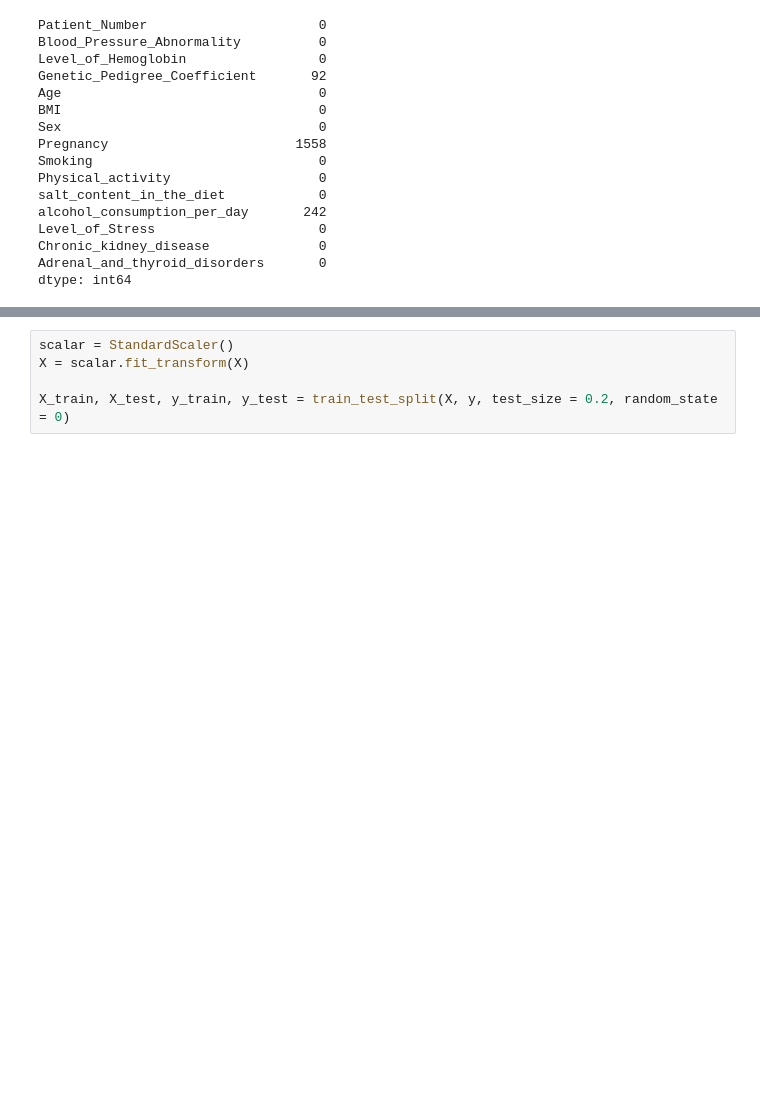
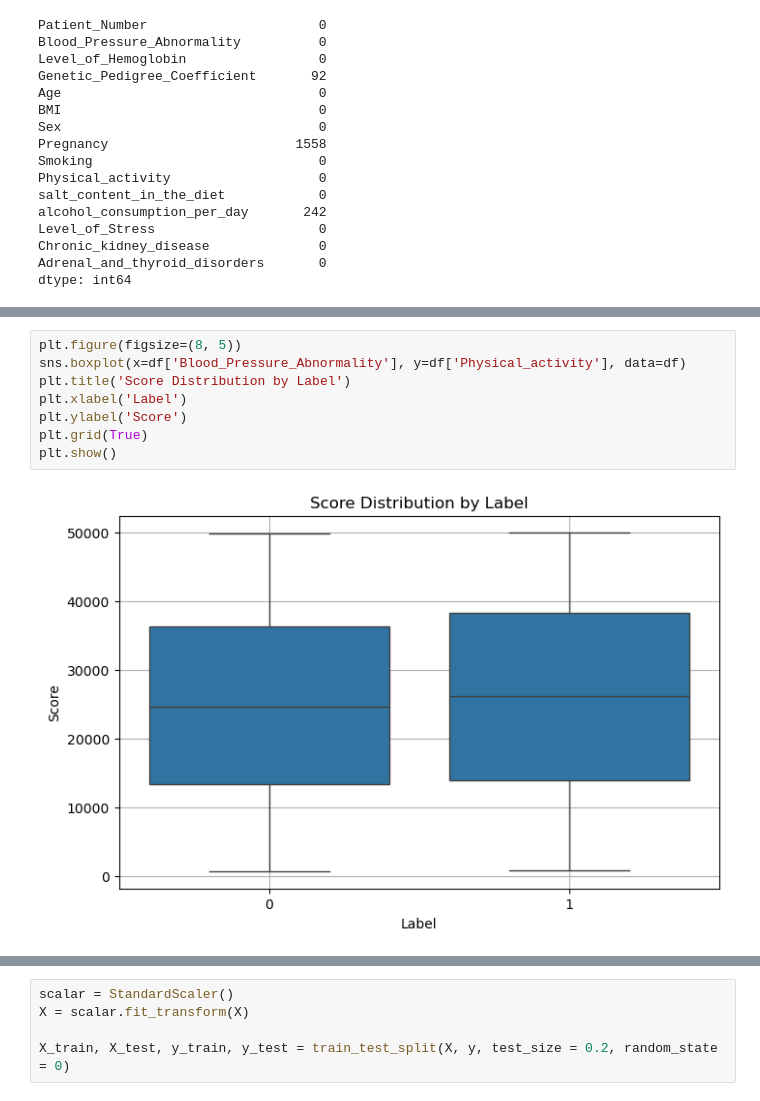
Before and after one commit to moon2su/AI, a Jupyter notebook: BP_date DL Classification Pytorch.ipynb, the cells around one changed output, grey strips where cells are left out. Saved outputs shown, nothing was run; the diff lists cells and outputs as text; blank space fills up the shorter version.

```diff
--- a/BP_date DL Classification Pytorch.ipynb
+++ b/BP_date DL Classification Pytorch.ipynb
@@ -87,3 +104,13 @@ dtype: int64
+# %%
+plt.figure(figsize=(8, 5))
+sns.boxplot(x=df['Blood_Pressure_Abnormality'], y=df['Physical_activity'], data=df)
+plt.title('Score Distribution by Label')
+plt.xlabel('Label')
+plt.ylabel('Score')
+plt.grid(True)
+plt.show()
+# %% [output]
+[figure, added]
 # %%
 sns.countplot(data=df, x="Blood_Pressure_Abnormality")
 plt.xlabel("Blood_Pressure_Abnormality")
```
Also changed, not shown: parts of 19 cells of this notebook.
